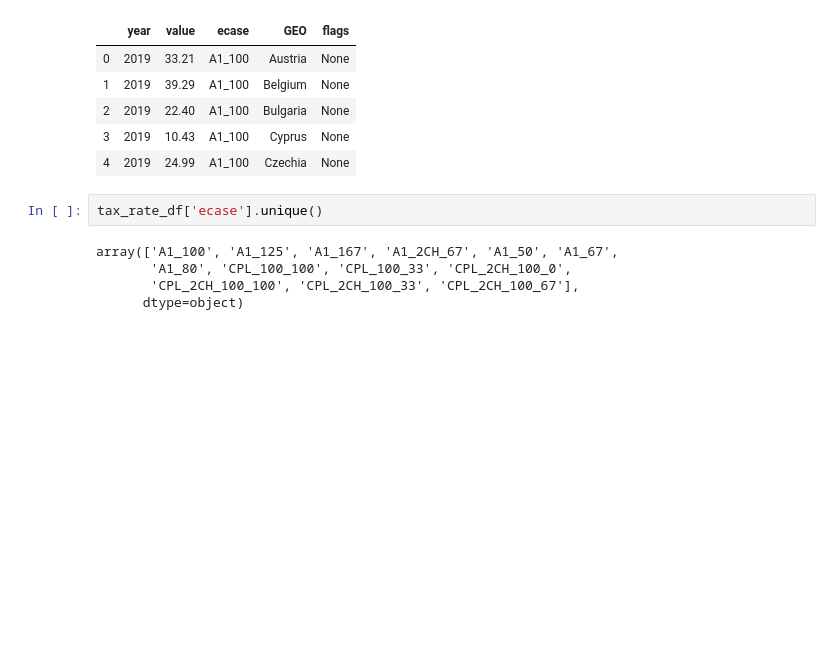
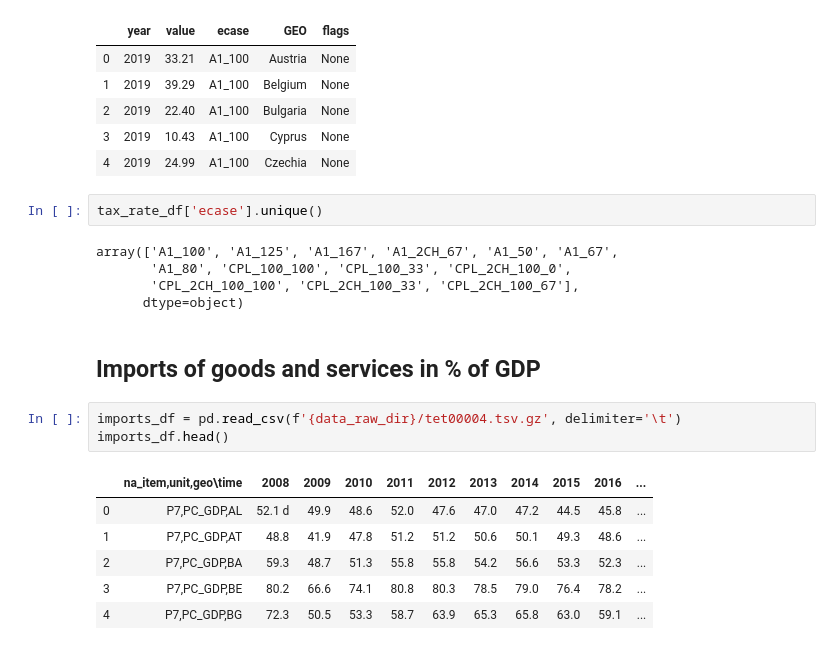
Before and after one commit to ADS-Group-15/eu-productivity-modeling, a Jupyter notebook: notebooks/eda_others.ipynb, the cells around one changed output. Saved outputs shown, nothing was run; the diff lists cells and outputs as text; blank space fills up the shorter version.

```diff
--- a/notebooks/eda_others.ipynb
+++ b/notebooks/eda_others.ipynb
@@ -544,3 +544,15 @@ array(['A1_100', 'A1_125', 'A1_167', 'A1_2CH_67', 'A1_50', 'A1_67',
        'A1_80', 'CPL_100_100', 'CPL_100_33', 'CPL_2CH_100_0',
        'CPL_2CH_100_100', 'CPL_2CH_100_33', 'CPL_2CH_100_67'],
       dtype=object)
+# %% [markdown]
+## Imports of goods and services in % of GDP
+# %%
+imports_df = pd.read_csv(f'{data_raw_dir}/tet00004.tsv.gz', delimiter='\t')
+imports_df.head()
+# %% [output]
+|  | na_item,unit,geo\time | 2008 | 2009 | 2010 | 2011 | 2012 | 2013 | 2014 | 2015 | 2016 | ... |
+| 0 | P7,PC_GDP,AL | 52.1 d | 49.9 | 48.6 | 52.0 | 47.6 | 47.0 | 47.2 | 44.5 | 45.8 | ... |
+| 1 | P7,PC_GDP,AT | 48.8 | 41.9 | 47.8 | 51.2 | 51.2 | 50.6 | 50.1 | 49.3 | 48.6 | ... |
+| 2 | P7,PC_GDP,BA | 59.3 | 48.7 | 51.3 | 55.8 | 55.8 | 54.2 | 56.6 | 53.3 | 52.3 | ... |
+| 3 | P7,PC_GDP,BE | 80.2 | 66.6 | 74.1 | 80.8 | 80.3 | 78.5 | 79.0 | 76.4 | 78.2 | ... |
+| 4 | P7,PC_GDP,BG | 72.3 | 50.5 | 53.3 | 58.7 | 63.9 | 65.3 | 65.8 | 63.0 | 59.1 | ... |
```
Also changed, not shown: parts of 1 cell of this notebook, 5 other files.
